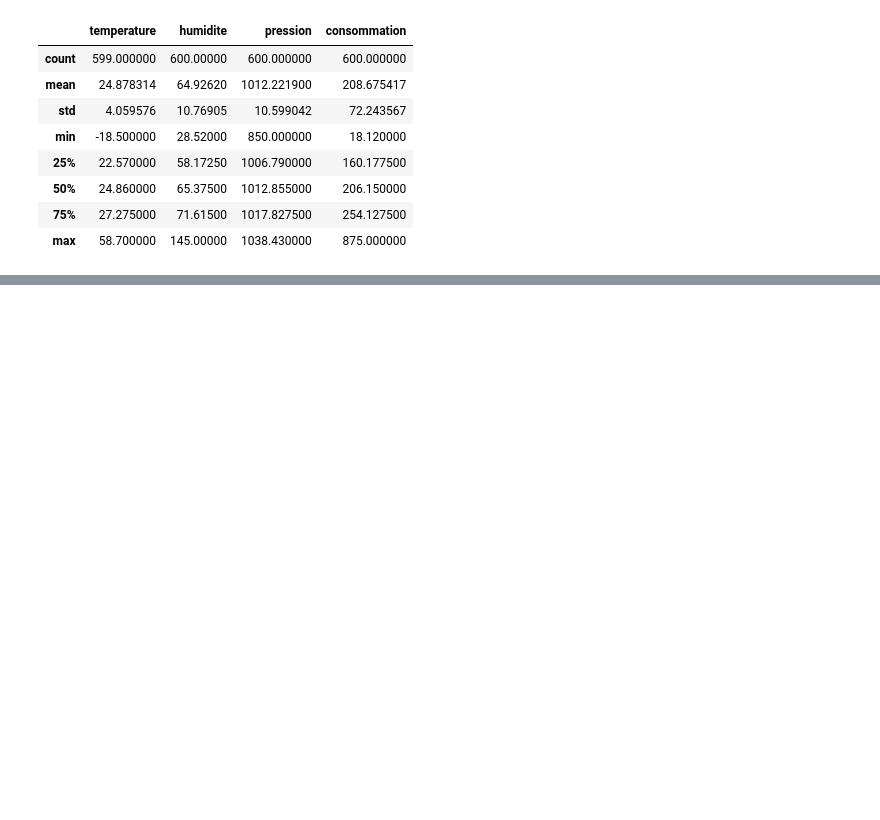
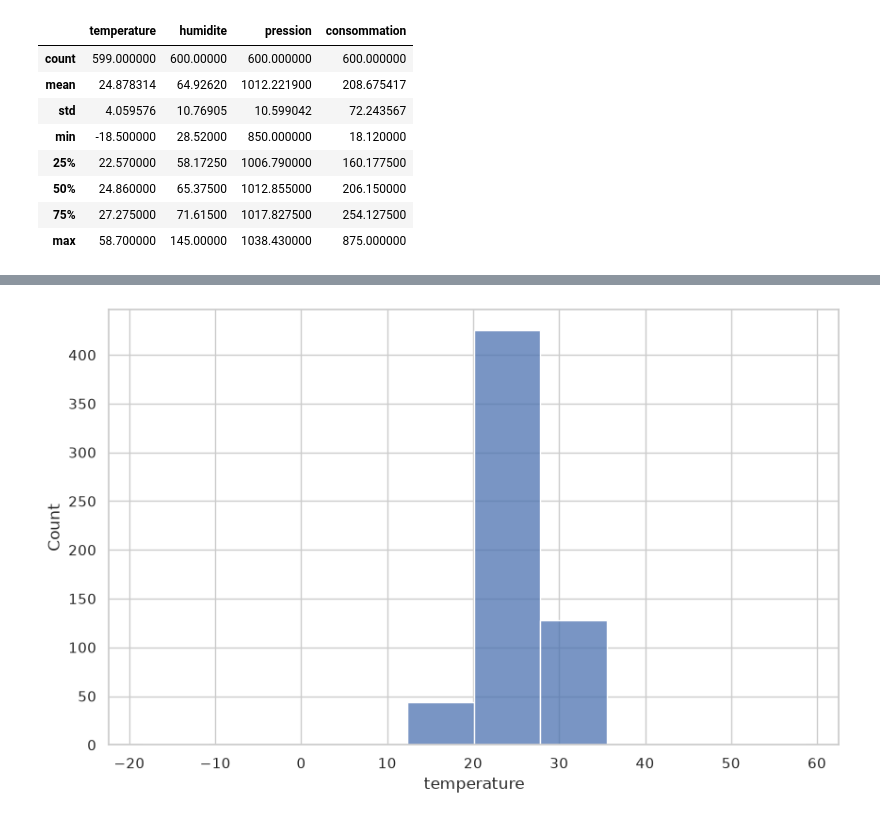
Before and after one commit to Fattimm/atelier_seaborn_iot, a Jupyter notebook: notebooks/atelier_seaborn_iot.ipynb, the cells around one changed output, grey strips where cells are left out. Cells and saved outputs as stored; diff of their text form; code cells hidden in the pictures; blank space fills up the shorter version.

```diff
--- a/notebooks/atelier_seaborn_iot.ipynb
+++ b/notebooks/atelier_seaborn_iot.ipynb
@@ -150,0 +219,5 @@ df.describe()
+# %%
+sns.histplot(data=df, x="temperature", bins=10)
+plt.show()
+# %% [output]
+[figure, added]
```
Also changed, not shown: parts of 24 cells of this notebook.
